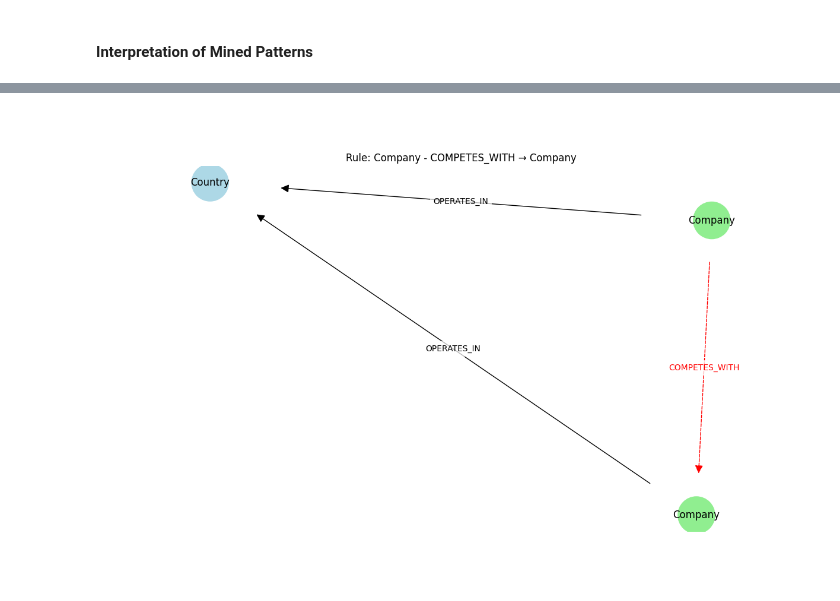
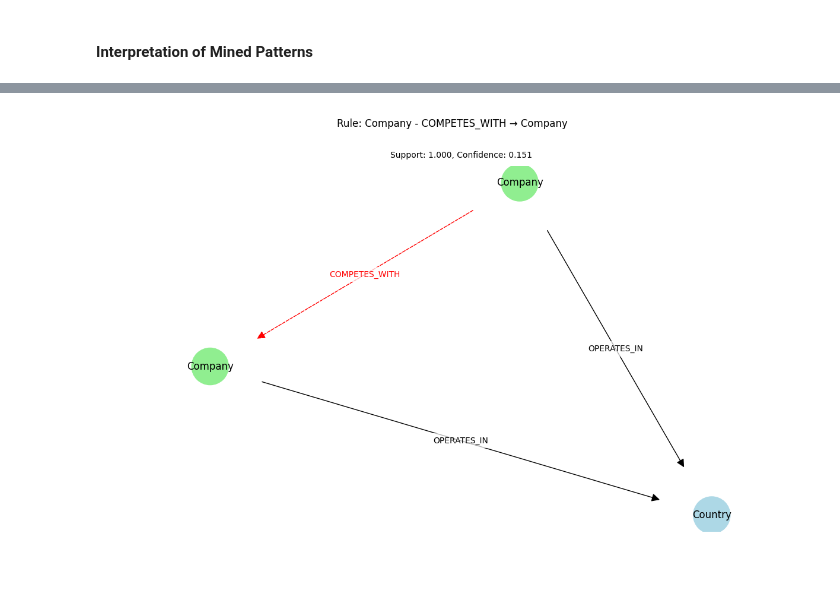
Before and after one commit to AY2425S1-DSA3101-Weeping-Wranglers/WW-AI-GK, a Jupyter notebook: kg_construction/graph_construction.ipynb, the cells around one changed output, grey strips where cells are left out. Drawn from its saved outputs; the diff is of its cells as text; code cells hidden in the pictures.

```diff
--- a/kg_construction/graph_construction.ipynb
+++ b/kg_construction/graph_construction.ipynb
@@ -877,4 +898,4 @@ patterns[('Company', 'Company', 'COMPETES_WITH')]
 # %%
-Image(r"rules/Company_Company_COMPETES_WITH_3.png")
+Image(r"rules/Company_COMPETES_WITH_Company_0.png")
 # %% [output]
-[figure, old version]
+[figure, new version]
```
Also changed, not shown: parts of 21 cells of this notebook, 6 other files.
